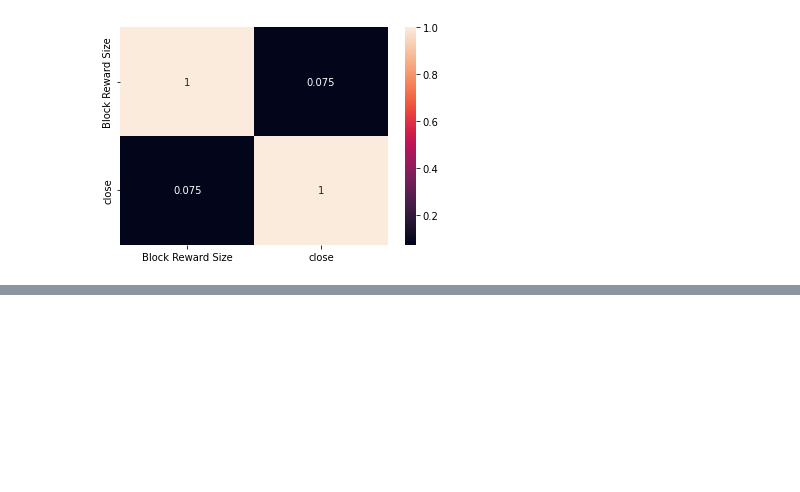
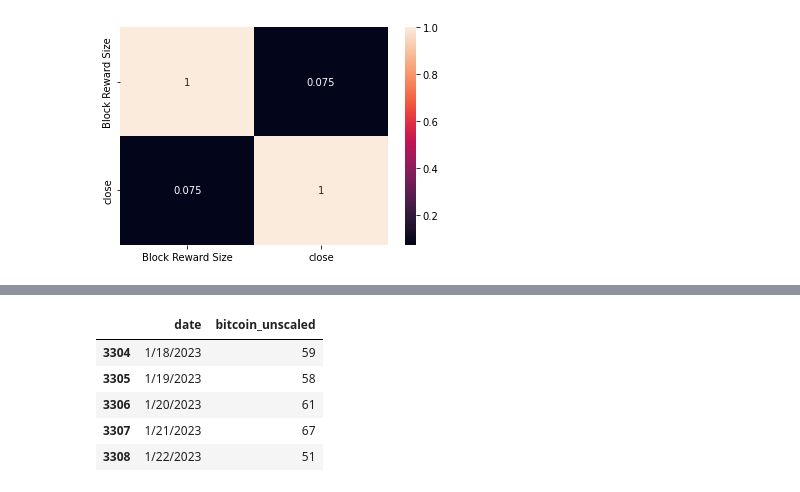
Before and after one commit to Ammar-Raneez/BitForecast, a Jupyter notebook: ml/notebooks/preprocessing/create_dataset.ipynb, the cells around one changed output, grey strips where cells are left out. Saved outputs shown, nothing was run; the diff lists cells and outputs as text; code cells hidden in the pictures; blank space fills up the shorter version.

```diff
--- a/ml/notebooks/preprocessing/create_dataset.ipynb
+++ b/ml/notebooks/preprocessing/create_dataset.ipynb
@@ -250,0 +263,9 @@ As there is no high correlation, block rewardsize can also be considered
+# %%
+gtrends.tail()
+# %% [output]
+|  | date | bitcoin_unscaled |
+| 3304 | 1/18/2023 | 59 |
+| 3305 | 1/19/2023 | 58 |
+| 3306 | 1/20/2023 | 61 |
+| 3307 | 1/21/2023 | 67 |
+| 3308 | 1/22/2023 | 51 |
```
Also changed, not shown: parts of 9 cells of this notebook, 1 other file.
